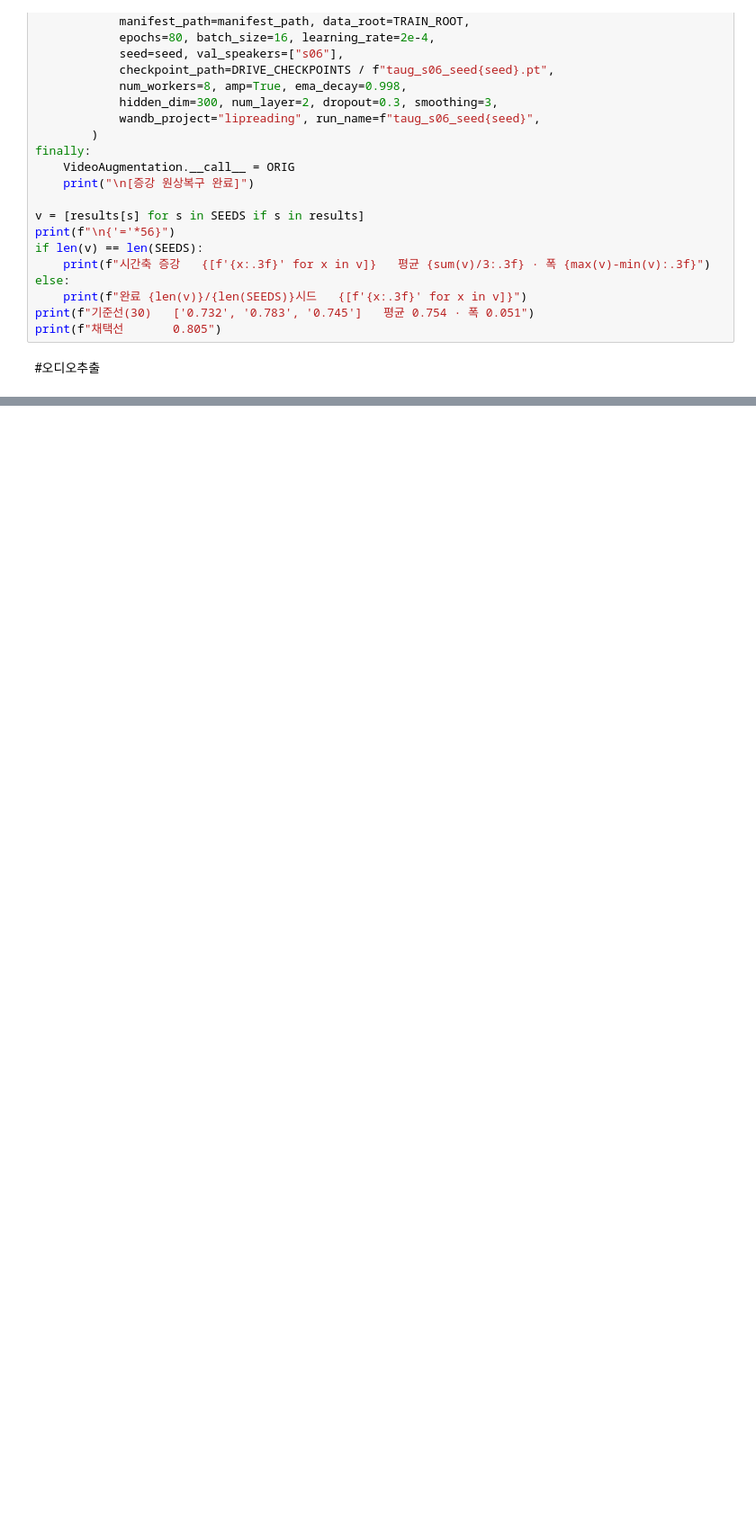
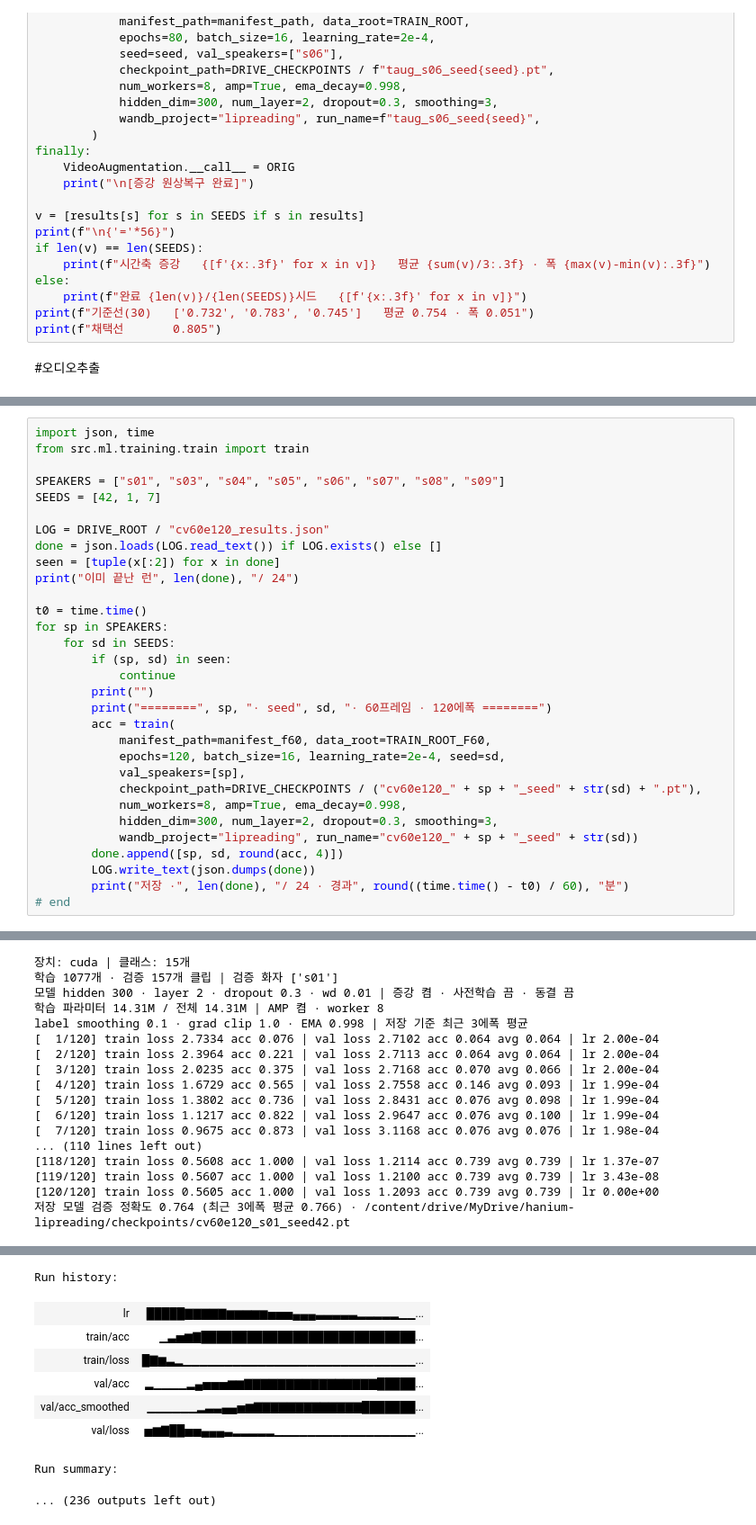
Before and after one commit to HumanRhoid/hanium-lipreading, a Jupyter notebook: notebooks/colab_pipeline.ipynb, the cells around one changed output, grey strips where cells are left out. Shown at 90% size. Drawn from its saved outputs; the diff is of its cells as text; blank space fills up the shorter version.

```diff
--- a/notebooks/colab_pipeline.ipynb
+++ b/notebooks/colab_pipeline.ipynb
@@ -995,0 +1090,32 @@ print(f"최근접   {near}/40 ({near/40:.2f})   ← 이게 실제 성능")
+# %%
+import json, time
+from src.ml.training.train import train
+
+SPEAKERS = ["s01", "s03", "s04", "s05", "s06", "s07", "s08", "s09"]
+SEEDS = [42, 1, 7]
+
+LOG = DRIVE_ROOT / "cv60e120_results.json"
+done = json.loads(LOG.read_text()) if LOG.exists() else []
+seen = [tuple(x[:2]) for x in done]
+print("이미 끝난 런", len(done), "/ 24")
+
+t0 = time.time()
+for sp in SPEAKERS:
+    for sd in SEEDS:
+        if (sp, sd) in seen:
+            continue
+        print("")
+        print("========", sp, "· seed", sd, "· 60프레임 · 120에폭 ========")
+        acc = train(
+            manifest_path=manifest_f60, data_root=TRAIN_ROOT_F60,
+            epochs=120, batch_size=16, learning_rate=2e-4, seed=sd,
+            val_speakers=[sp],
+            checkpoint_path=DRIVE_CHECKPOINTS / ("cv60e120_" + sp + "_seed" + str(sd) + ".pt"),
+            num_workers=8, amp=True, ema_decay=0.998,
+            hidden_dim=300, num_layer=2, dropout=0.3, smoothing=3,
+            wandb_project="lipreading", run_name="cv60e120_" + sp + "_seed" + str(sd))
+        done.append([sp, sd, round(acc, 4)])
+        LOG.write_text(json.dumps(done))
+        print("저장 ·", len(done), "/ 24 · 경과", round((time.time() - t0) / 60), "분")
+# end
+# %% [output]
@@ -995,0 +1131,17 @@ print(f"최근접   {near}/40 ({near/40:.2f})   ← 이게 실제 성능")
+장치: cuda | 클래스: 15개
+학습 1077개 · 검증 157개 클립 | 검증 화자 ['s01']
+모델 hidden 300 · layer 2 · dropout 0.3 · wd 0.01 | 증강 켬 · 사전학습 끔 · 동결 끔
+학습 파라미터 14.31M / 전체 14.31M | AMP 켬 · worker 8
+label smoothing 0.1 · grad clip 1.0 · EMA 0.998 | 저장 기준 최근 3에폭 평균
+[  1/120] train loss 2.7334 acc 0.076 | val loss 2.7102 acc 0.064 avg 0.064 | lr 2.00e-04
+[  2/120] train loss 2.3964 acc 0.221 | val loss 2.7113 acc 0.064 avg 0.064 | lr 2.00e-04
+[  3/120] train loss 2.0235 acc 0.375 | val loss 2.7168 acc 0.070 avg 0.066 | lr 2.00e-04
+[  4/120] train loss 1.6729 acc 0.565 | val loss 2.7558 acc 0.146 avg 0.093 | lr 1.99e-04
+[  5/120] train loss 1.3802 acc 0.736 | val loss 2.8431 acc 0.076 avg 0.098 | lr 1.99e-04
+[  6/120] train loss 1.1217 acc 0.822 | val loss 2.9647 acc 0.076 avg 0.100 | lr 1.99e-04
+[  7/120] train loss 0.9675 acc 0.873 | val loss 3.1168 acc 0.076 avg 0.076 | lr 1.98e-04
+... (110 lines left out)
+[118/120] train loss 0.5608 acc 1.000 | val loss 1.2114 acc 0.739 avg 0.739 | lr 1.37e-07
+[119/120] train loss 0.5607 acc 1.000 | val loss 1.2100 acc 0.739 avg 0.739 | lr 3.43e-08
+[120/120] train loss 0.5605 acc 1.000 | val loss 1.2093 acc 0.739 avg 0.739 | lr 0.00e+00
+저장 모델 검증 정확도 0.764 (최근 3에폭 평균 0.766) · /content/drive/MyDrive/hanium-lipreading/checkpoints/cv60e120_s01_seed42.pt
@@ -995,0 +1149,9 @@ print(f"최근접   {near}/40 ({near/40:.2f})   ← 이게 실제 성능")
+Run history:
+| lr | █████▇▇▇▇▇▆▆▆▆▆▅▅▅▄▄▄▃▃▃▃▃▂▂▂▂▂▁▁... |
+| train/acc | ▁▃▅▆▇████████████████████████████... |
+| train/loss | █▇▆▃▂▁▁▁▁▁▁▁▁▁▁▁▁▁▁▁▁▁▁▁▁▁▁▁▁▁▁▁▁... |
+| val/acc | ▂▁▁▁▁▂▄▅▅▅▆▆▇▇▇▇▇▇▇▇▇▇▇▇▇▇▇▇█████... |
+| val/acc_smoothed | ▁▁▁▁▁▁▂▃▃▄▄▅▆▇▇▇▇▇▇▇▇▇▇▇▇▇███████... |
+| val/loss | ▅▆▇██▅▅▄▄▄▃▂▂▂▂▂▁▁▁▁▁▁▁▁▁▁▁▁▁▁▁▁▁... |
+Run summary:
+... (236 outputs left out)
```
Also changed, not shown: parts of 11 cells of this notebook.
